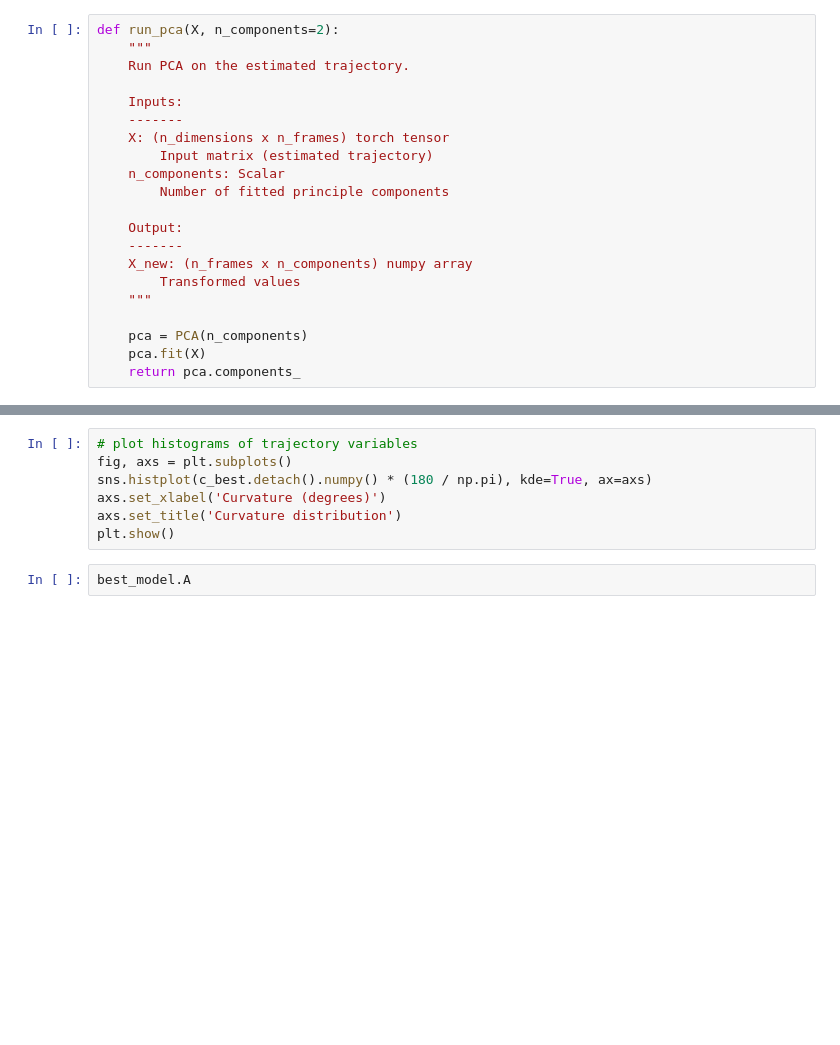
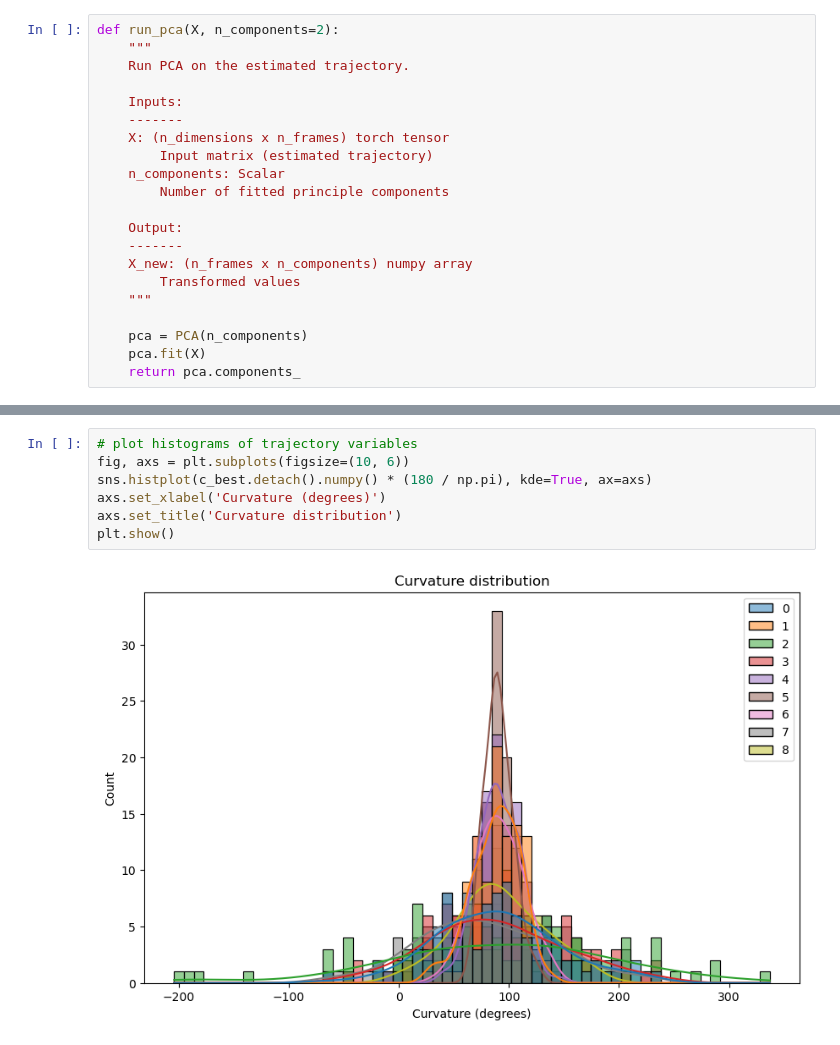
Before and after one commit to nguyen-td/perceptual-straightening, a Jupyter notebook: main.ipynb, the cells around one changed output, grey strips where cells are left out. Saved outputs shown, nothing was run; the diff lists cells and outputs as text; blank space fills up the shorter version.

```diff
--- a/main.ipynb
+++ b/main.ipynb
@@ -214,9 +254,9 @@ plt.show()
 # %%
 # plot histograms of trajectory variables
-fig, axs = plt.subplots()
+fig, axs = plt.subplots(figsize=(10, 6))
 sns.histplot(c_best.detach().numpy() * (180 / np.pi), kde=True, ax=axs)
 axs.set_xlabel('Curvature (degrees)')
 axs.set_title('Curvature distribution')
 plt.show()
+# %% [output]
+[figure, added]
-# %%
-best_model.A
```
Also changed, not shown: parts of 13 cells of this notebook, 2 other files.
